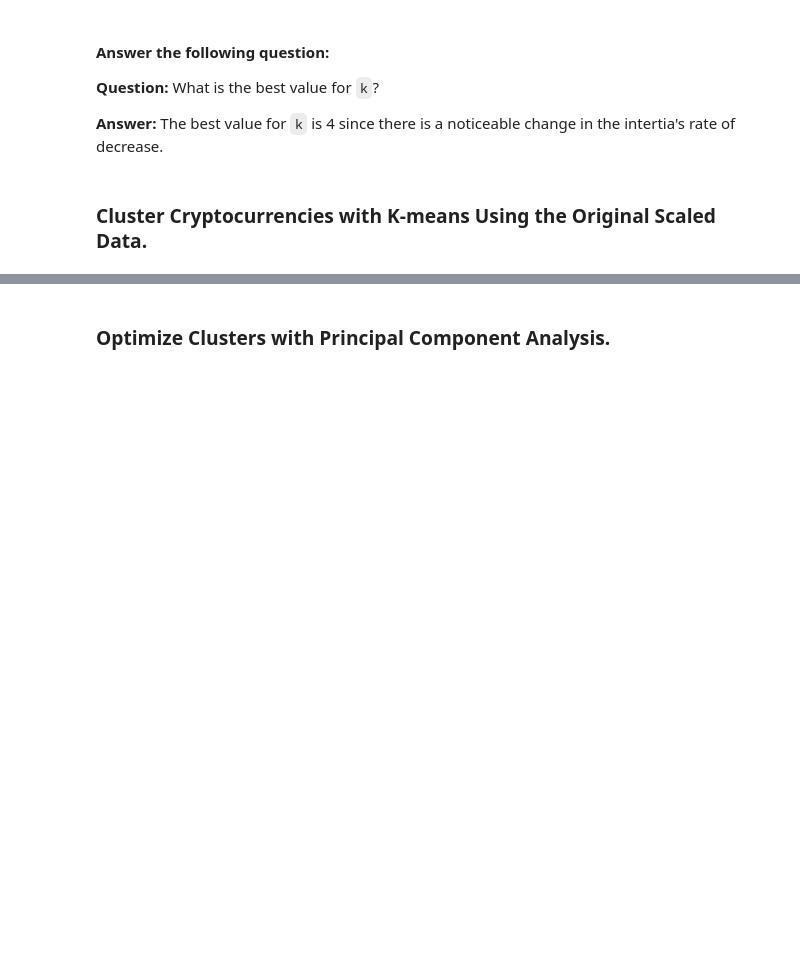
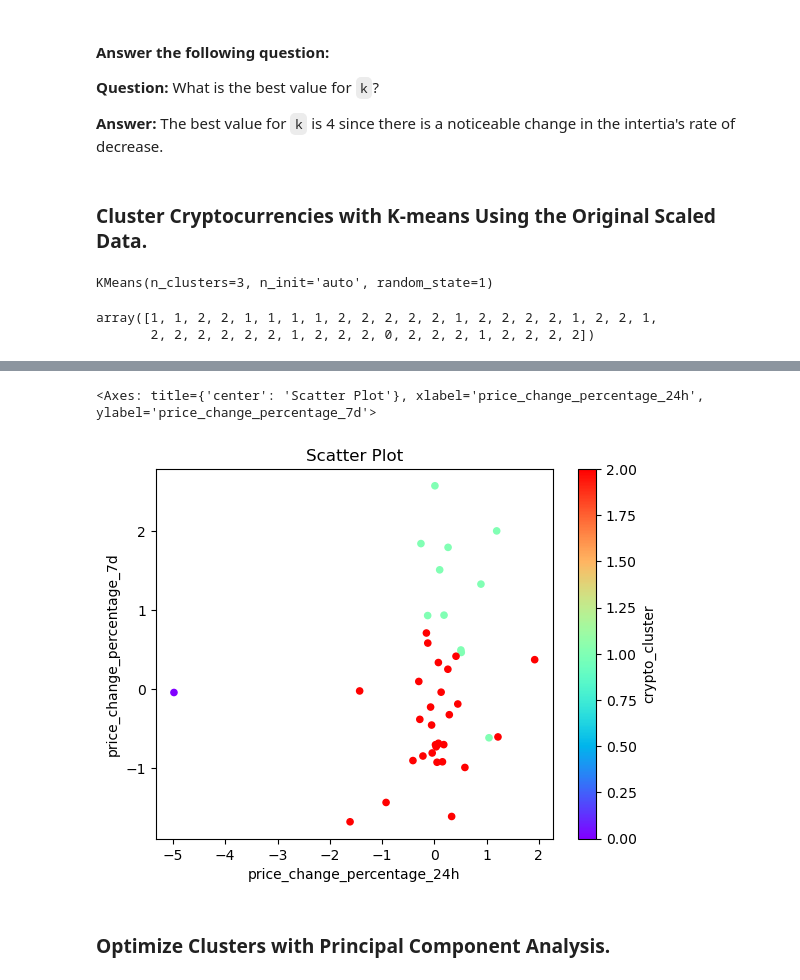
Before and after one commit to tawlee/CryptoClustering, a Jupyter notebook: Crypto_Clustering.ipynb, the cells around one changed output, grey strips where cells are left out. Saved outputs shown, nothing was run; the diff lists cells and outputs as text; code cells hidden in the pictures; blank space fills up the shorter version.

```diff
--- a/Crypto_Clustering.ipynb
+++ b/Crypto_Clustering.ipynb
@@ -129,17 +130,28 @@ df_elbow.plot.line(x="k",
 # %%
 # Fit the K-Means model using the scaled data
+model.fit(scaled_data_df)
+# %% [output]
+KMeans(n_clusters=3, n_init='auto', random_state=1)
 # %%
 # Predict the clusters to group the cryptocurrencies using the scaled data
-
+crypto_cluster = model.predict(scaled_data_df)
 
 # View the resulting array of cluster values.
+cluster_labels = model.labels_
+display(cluster_labels)
+# %% [output]
+array([1, 1, 2, 2, 1, 1, 1, 1, 2, 2, 2, 2, 2, 1, 2, 2, 2, 2, 1, 2, 2, 1,
+       2, 2, 2, 2, 2, 2, 1, 2, 2, 2, 0, 2, 2, 2, 1, 2, 2, 2, 2])
 # %%
 # Create a copy of the DataFrame
+data_df_copy = scaled_data_df.copy()
 # %%
 # Add a new column to the DataFrame with the predicted clusters
+data_df_copy['crypto_cluster'] = crypto_cluster
 
 
 # Display sample data
+data_df_copy.head()
 # %% [output]
 |  | price_change_percentage_24h | price_change_percentage_7d | price_change_percentage_14d | price_change_percentage_30d | ... |
 | coin_id |  |  |  |  | ... |
@@ -151,7 +163,17 @@ df_elbow.plot.line(x="k",
 # %%
 # Create a scatter plot using Pandas plot by setting
 # `x="price_change_percentage_24h"` and `y="price_change_percentage_7d"`.
 # Use "rainbow" for the color to better visualize the data.
+data_df_copy.plot.scatter(
+    x       =   "price_change_percentage_24h"   ,
+    y       =   "price_change_percentage_7d"    ,
+    c       =   "crypto_cluster"                ,
+    colormap=   "rainbow"                       ,
+    title   =   "Scatter Plot"
+    )
+# %% [output]
+<Axes: title={'center': 'Scatter Plot'}, xlabel='price_change_percentage_24h', ylabel='price_change_percentage_7d'>
+[figure, added]
 # %% [markdown]
 ### Optimize Clusters with Principal Component Analysis.
 # %%
```
Also changed, not shown: parts of 1 cell of this notebook.
